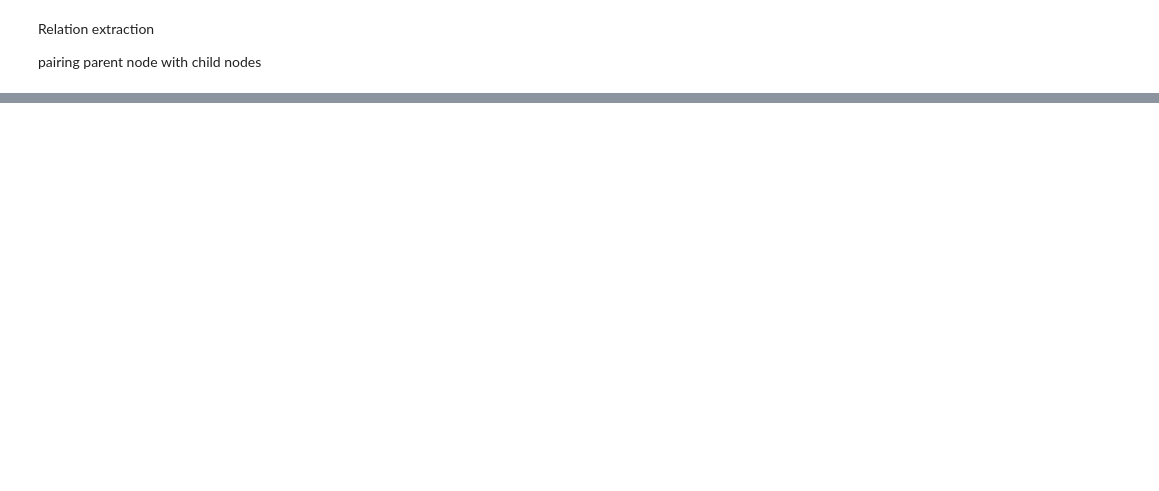
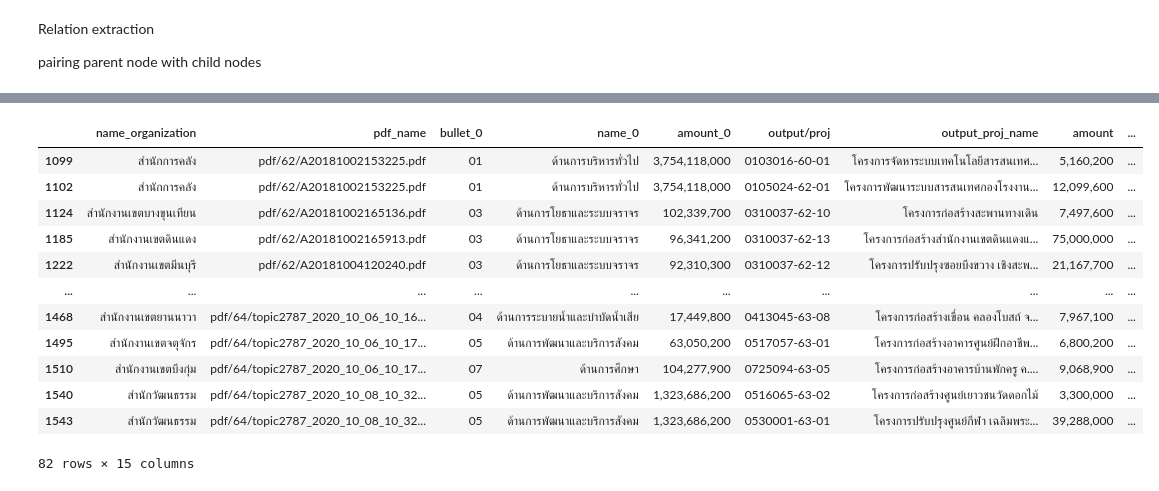
Before and after one commit to napatswift/bkk-budget, a Jupyter notebook: bkk-bud-notebook.ipynb, the cells around one changed output, grey strips where cells are left out. Saved outputs shown, nothing was run; the diff lists cells and outputs as text; code cells hidden in the pictures; blank space fills up the shorter version.

```diff
--- a/bkk-bud-notebook.ipynb
+++ b/bkk-bud-notebook.ipynb
@@ -137,6 +184,7 @@ for pdf_name, pdf_df in bb[~bb.line_label.isna()].groupby(['pdf',]):
                 continue
 
             text_line = line_df.sort_values(by='x0',ascending=True).fix_text.values
+            text_line = split_text(' '.join(text_line))
             bullet_code = get_patern_of_bullet(text_line[0])[1]
 
             if bullet_code == 70:
@@ -290,21 +402,29 @@ for c, p in child_parent_table.items():
 
     temp_row = dict()
     for i, entry in enumerate(entries):
+
+        entry = entry.replace('- 6', '-6')
         amount = re.findall('([\d,]+) ?บาท', entry)
         entry = re.sub('[\d,]+ ?บาท', '', entry)
-
         bullet = re.findall('^[\d\.\-–]+',entry)
-        entry = re.sub('^[\d\.\-–]+', '',entry)
+        entry = re.sub('^[\d\.\-–]+', '',entry).strip()
+        entry = re.sub('^([\d\.]+|[\u0E00-\u0E7F]\.) ?', '',entry)
+#         entry = re.sub('[\d\u0E00-\u0E7F\.]+', '',entry)
         entry = entry.strip()
 
-        if not amount:
-            print(entry)
+#         if not amount:
+#             print(entry)
+#         if not bullet:
+#             print(entry_text_table.loc[ancesters[i]])
         if i == len(entries) - 1:
-            temp_row['output/proj'] = bullet[0]
+            if bullet:
+                temp_row['output/proj'] = bullet[0]
             temp_row['output_proj_name'] = entry
-            temp_row['amount'] = amount[0]
+            if amount:
+                temp_row['amount'] = amount[0]
         else:
-            temp_row[f'bullet_{i}'] = bullet[0]
+            if bullet:
+                temp_row[f'bullet_{i}'] = bullet[0]
             temp_row[f'name_{i}'] = entry
             if amount:
                 temp_row[f'amount_{i}'] = amount[0]
@@ -316,0 +439,3 @@ pd.DataFrame(rows).to_csv('bkkbudget_61-64_v0.csv')
+# %%
+bkk_budget = pd.DataFrame(rows)
+bkk_budget.sample(5)
@@ -316,0 +449,19 @@ pd.DataFrame(rows).to_csv('bkkbudget_61-64_v0.csv')
+# %%
+bkk_budget = bkk_budget.assign(pdf_link=bkk_budget.pdf_name.apply(lambda name: document_url_index[name[4:]]))
+# %%
+bkk_budget_proj = bkk_budget[bkk_budget['output/proj'].apply(lambda bullet: len(str(bullet)) > 7)]
+bkk_budget_proj
+# %% [output]
+|  | name_organization | pdf_name | bullet_0 | name_0 | amount_0 | output/proj | output_proj_name | amount | ... |
+| 1099 | สำนักการคลัง | pdf/62/A20181002153225.pdf | 01 | ด้านการบริหารทั่วไป | 3,754,118,000 | 0103016-60-01 | โครงการจัดหาระบบเทคโนโลยีสารสนเทศ... | 5,160,200 | ... |
+| 1102 | สำนักการคลัง | pdf/62/A20181002153225.pdf | 01 | ด้านการบริหารทั่วไป | 3,754,118,000 | 0105024-62-01 | โครงการพัฒนาระบบสารสนเทศกองโรงงาน... | 12,099,600 | ... |
+| 1124 | สำนักงานเขตบางขุนเทียน | pdf/62/A20181002165136.pdf | 03 | ด้านการโยธาและระบบจราจร | 102,339,700 | 0310037-62-10 | โครงการก่อสร้างสะพานทางเดิน | 7,497,600 | ... |
+| 1185 | สำนักงานเขตดินแดง | pdf/62/A20181002165913.pdf | 03 | ด้านการโยธาและระบบจราจร | 96,341,200 | 0310037-62-13 | โครงการก่อสร้างสำนักงานเขตดินแดงแ... | 75,000,000 | ... |
+| 1222 | สำนักงานเขตมีนบุรี | pdf/62/A20181004120240.pdf | 03 | ด้านการโยธาและระบบจราจร | 92,310,300 | 0310037-62-12 | โครงการปรับปรุงซอยบึงขวาง เชิงสะพ... | 21,167,700 | ... |
+| ... | ... | ... | ... | ... | ... | ... | ... | ... | ... |
+| 1468 | สำนักงานเขตยานนาวา | pdf/64/topic2787_2020_10_06_10_16... | 04 | ด้านการระบายน้ำและบำบัดน้ำเสีย | 17,449,800 | 0413045-63-08 | โครงการก่อสร้างเขื่อน คลองโบสถ์ จ... | 7,967,100 | ... |
+| 1495 | สำนักงานเขตจตุจักร | pdf/64/topic2787_2020_10_06_10_17... | 05 | ด้านการพัฒนาและบริการสังคม | 63,050,200 | 0517057-63-01 | โครงการก่อสร้างอาคารศูนย์ฝึกอาชีพ... | 6,800,200 | ... |
+| 1510 | สำนักงานเขตบึงกุ่ม | pdf/64/topic2787_2020_10_06_10_17... | 07 | ด้านการศึกษา | 104,277,900 | 0725094-63-05 | โครงการก่อสร้างอาคารบ้านพักครู ค.... | 9,068,900 | ... |
+| 1540 | สำนักวัฒนธรรม | pdf/64/topic2787_2020_10_08_10_32... | 05 | ด้านการพัฒนาและบริการสังคม | 1,323,686,200 | 0516065-63-02 | โครงการก่อสร้างศูนย์เยาวชนวัดดอกไม้ | 3,300,000 | ... |
+| 1543 | สำนักวัฒนธรรม | pdf/64/topic2787_2020_10_08_10_32... | 05 | ด้านการพัฒนาและบริการสังคม | 1,323,686,200 | 0530001-63-01 | โครงการปรับปรุงศูนย์กีฬา เฉลิมพระ... | 39,288,000 | ... |
+82 rows × 15 columns
```
Also changed, not shown: parts of 36 cells of this notebook.
